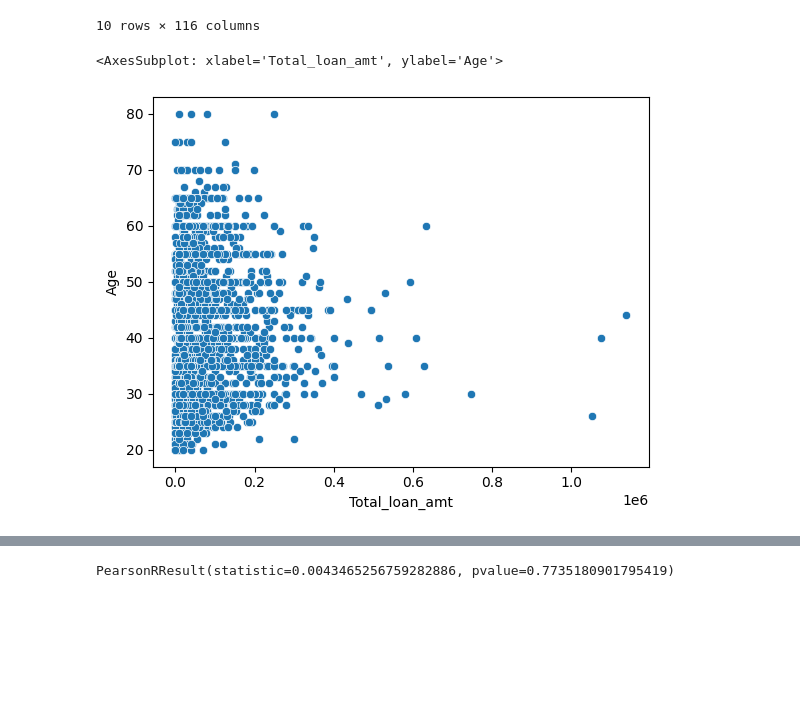
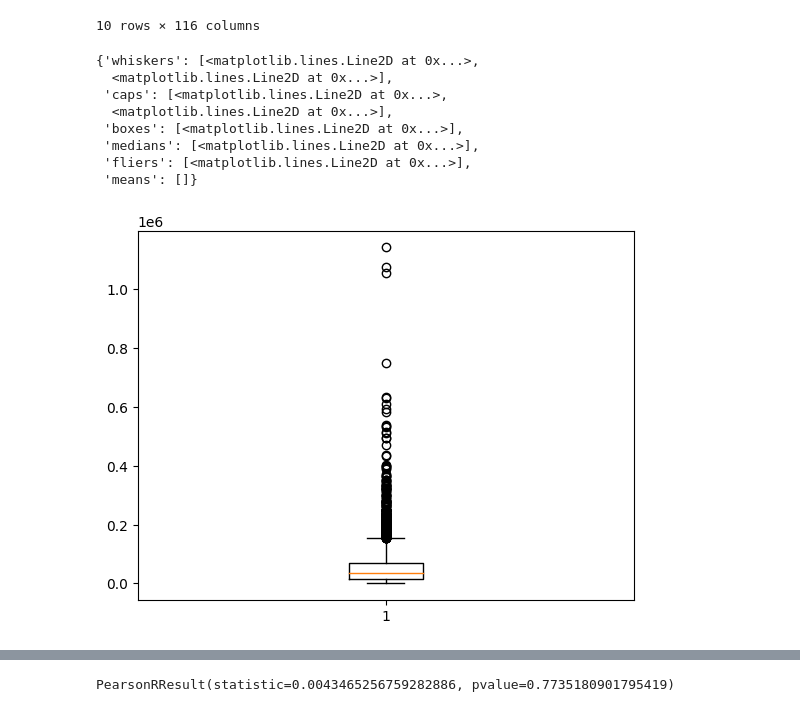
Before and after one commit to dharamdudi/DS, a Jupyter notebook: rgavp/shg_details statistical analysis.ipynb, the cells around one changed output, grey strips where cells are left out. Cells and saved outputs as stored; diff of their text form; code cells hidden in the pictures; blank space fills up the shorter version.

```diff
--- a/rgavp/shg_details statistical analysis.ipynb
+++ b/rgavp/shg_details statistical analysis.ipynb
@@ -176,8 +176,15 @@ shg_df.sort_values('Age', ascending=False).head(10)
 10 rows × 116 columns
 # %%
 shg_df['Age'].at[3526]=25
-# %%
-sns.scatterplot(x='Total_loan_amt',y='Age',data=shg_df)
-# %% [output]
-<AxesSubplot: xlabel='Total_loan_amt', ylabel='Age'>
-[figure, removed]
+# %%
+plt.boxplot(shg_df.Total_loan_amt)
+# %% [output]
+{'whiskers': [<matplotlib.lines.Line2D at 0x...>,
+  <matplotlib.lines.Line2D at 0x...>],
+ 'caps': [<matplotlib.lines.Line2D at 0x...>,
+  <matplotlib.lines.Line2D at 0x...>],
+ 'boxes': [<matplotlib.lines.Line2D at 0x...>],
+ 'medians': [<matplotlib.lines.Line2D at 0x...>],
+ 'fliers': [<matplotlib.lines.Line2D at 0x...>],
+ 'means': []}
+[figure, added]
```
Also changed, not shown: parts of 22 cells of this notebook, 7 other files.
